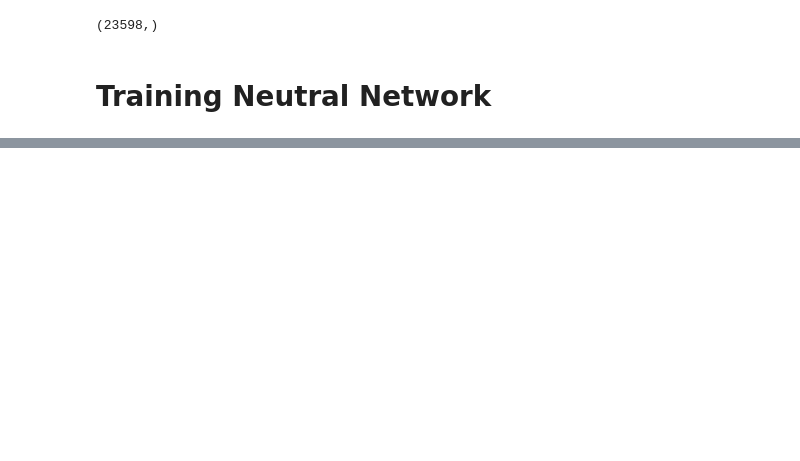
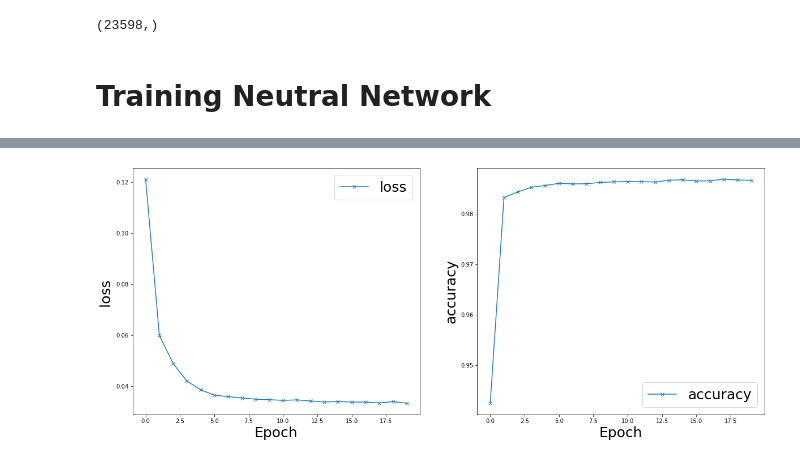
Before and after one commit to LordHao/Machine-Learning, a Jupyter notebook: Singal_classifier/signal_classification.ipynb, the cells around one changed output, grey strips where cells are left out. Cells and saved outputs as stored; diff of their text form; code cells hidden in the pictures; blank space fills up the shorter version.

```diff
--- a/Singal_classifier/signal_classification.ipynb
+++ b/Singal_classifier/signal_classification.ipynb
@@ -399,0 +388,12 @@ _________________________________________________________________
+# %%
+model_B = Sequential([                   # a "deep" model
+    tf.keras.Input(shape=(x_tr.shape[1],)),
+    Dense(64, activation="relu"),
+    Dense(24, activation="relu"),
+    Dense(12, activation="relu"),
+    Dense(1, activation="linear"),
+    ] ,name = "Signal_classifier_B" )
+
+model_B.compile(loss = BinaryCrossentropy(from_logits=True),
+              optimizer = Adam(5e-4),
+              metrics=['accuracy'])
@@ -419,0 +431,2 @@ Epoch 50/50
+# %%
+history_B = model_B.fit(x_tr_M, y_tr, batch_size = 64, epochs = 20,shuffle=True)
@@ -423,0 +475,4 @@ plot_loss_tf(history)
+# %%
+plot_loss_tf(history_B)
+# %% [output]
+[figure, added]
```
Also changed, not shown: parts of 31 cells of this notebook.
